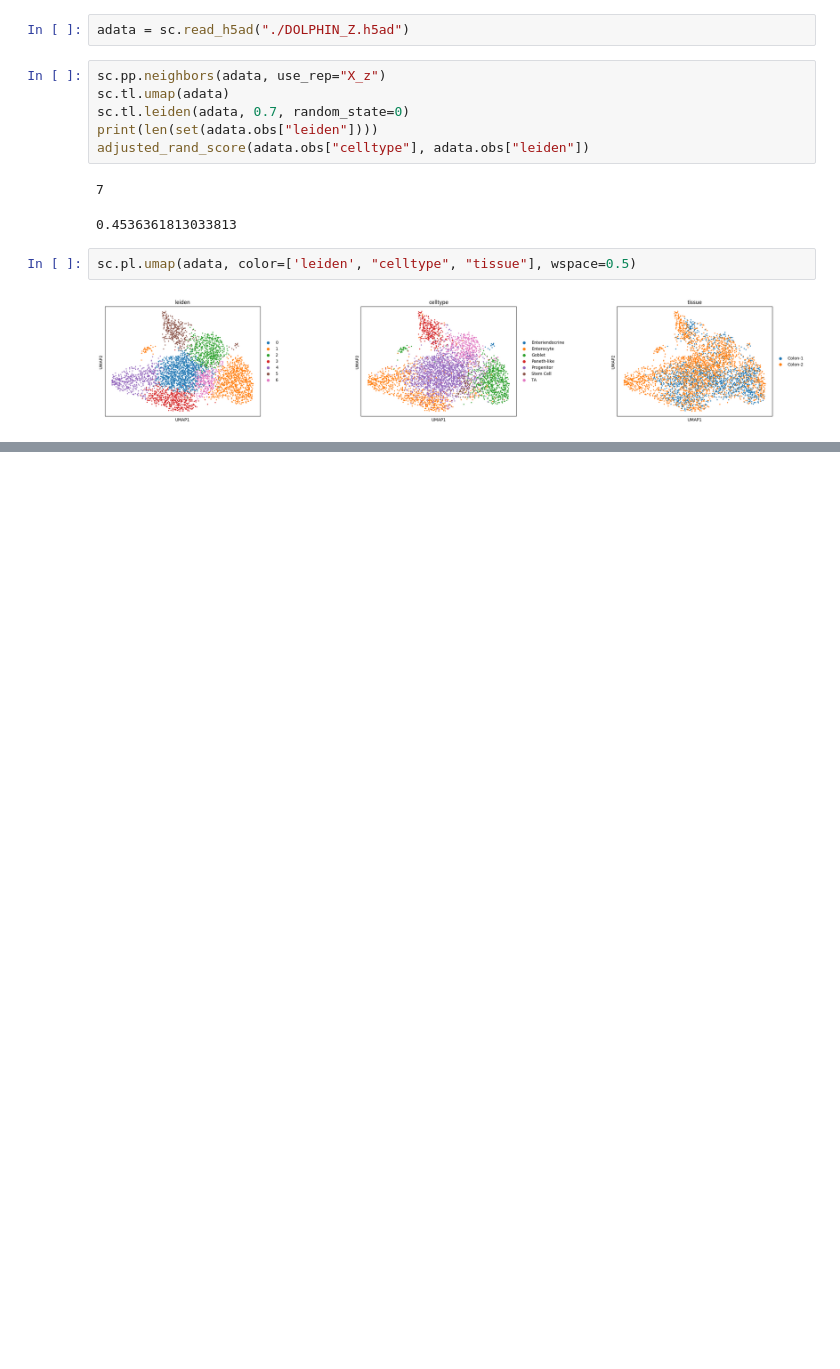
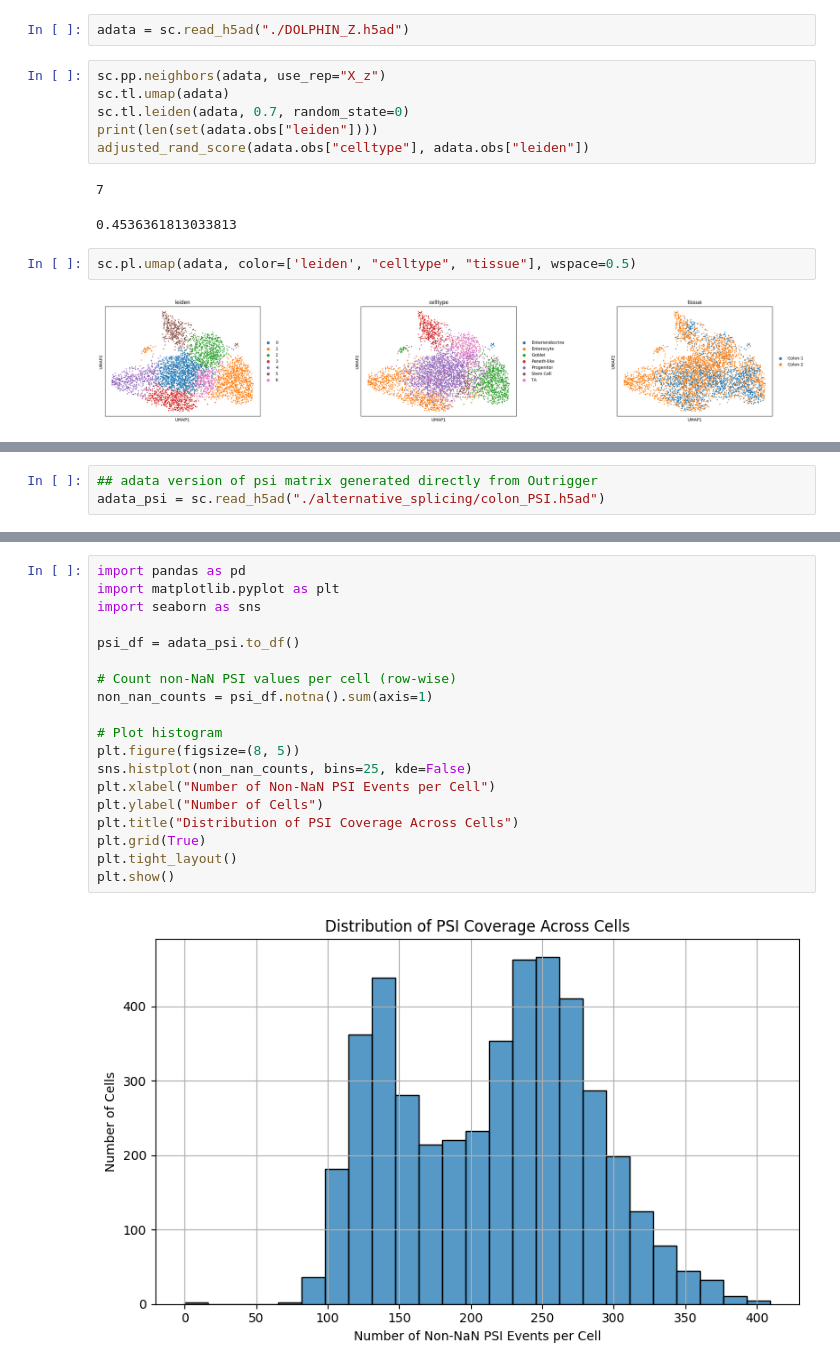
Before and after one commit to mcgilldinglab/DOLPHIN, a Jupyter notebook: docs/source/examples/run_DOLPHIN_10x_colon.ipynb, the cells around one changed output, grey strips where cells are left out. Saved outputs shown, nothing was run; the diff lists cells and outputs as text; blank space fills up the shorter version.

```diff
--- a/docs/source/examples/run_DOLPHIN_10x_colon.ipynb
+++ b/docs/source/examples/run_DOLPHIN_10x_colon.ipynb
@@ -52,0 +73,3 @@ sc.pl.umap(adata, color=['leiden', "celltype", "tissue"], wspace=0.5)
+# %%
+## adata version of psi matrix generated directly from Outrigger
+adata_psi = sc.read_h5ad("./alternative_splicing/colon_PSI.h5ad")
@@ -52,0 +80,21 @@ sc.pl.umap(adata, color=['leiden', "celltype", "tissue"], wspace=0.5)
+# %%
+import pandas as pd
+import matplotlib.pyplot as plt
+import seaborn as sns
+
+psi_df = adata_psi.to_df()
+
+# Count non-NaN PSI values per cell (row-wise)
+non_nan_counts = psi_df.notna().sum(axis=1)
+
+# Plot histogram
+plt.figure(figsize=(8, 5))
+sns.histplot(non_nan_counts, bins=25, kde=False)
+plt.xlabel("Number of Non-NaN PSI Events per Cell")
+plt.ylabel("Number of Cells")
+plt.title("Distribution of PSI Coverage Across Cells")
+plt.grid(True)
+plt.tight_layout()
+plt.show()
+# %% [output]
+[figure, added]
```
Also changed, not shown: parts of 26 cells of this notebook, 2 other files.
